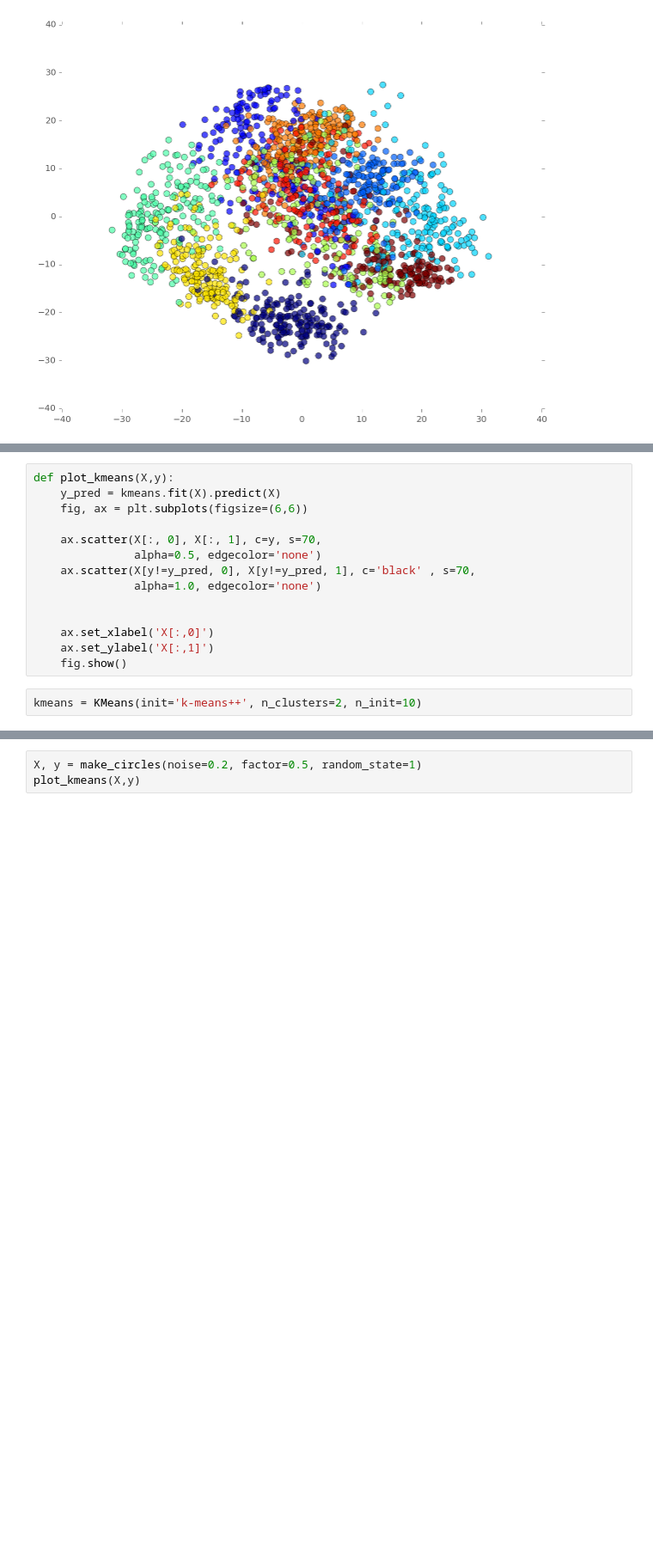
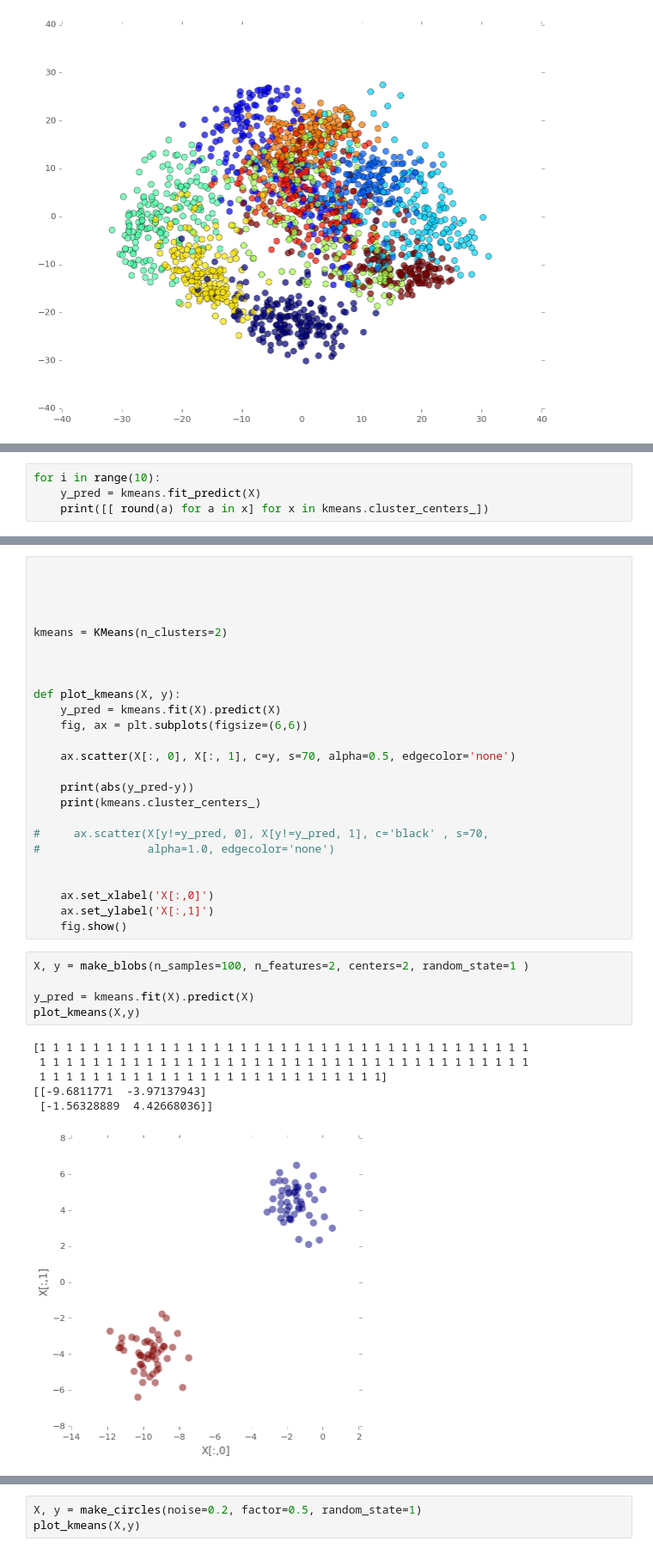
Before and after one commit to mlunacek/meetup_data_science_2016, a Jupyter notebook: notebooks/02_unsupervised.ipynb, the cells around one changed output, grey strips where cells are left out. Shown at 86% size. Saved outputs shown, nothing was run; the diff lists cells and outputs as text; blank space fills up the shorter version.

```diff
--- a/notebooks/02_unsupervised.ipynb
+++ b/notebooks/02_unsupervised.ipynb
@@ -52,0 +86,4 @@ from sklearn.datasets import make_circles
+# %%
+for i in range(10):
+    y_pred = kmeans.fit_predict(X)
+    print([[ round(a) for a in x] for x in kmeans.cluster_centers_])
@@ -53,16 +101,37 @@ from sklearn.datasets import make_circles
 # %%
-def plot_kmeans(X,y):
+
+
+
+
+kmeans = KMeans(n_clusters=2)
+
+
+
+def plot_kmeans(X, y):
     y_pred = kmeans.fit(X).predict(X)
     fig, ax = plt.subplots(figsize=(6,6))
 
-    ax.scatter(X[:, 0], X[:, 1], c=y, s=70,
-               alpha=0.5, edgecolor='none')
-    ax.scatter(X[y!=y_pred, 0], X[y!=y_pred, 1], c='black' , s=70,
-               alpha=1.0, edgecolor='none')
+    ax.scatter(X[:, 0], X[:, 1], c=y, s=70, alpha=0.5, edgecolor='none')
+
+    print(abs(y_pred-y))
+    print(kmeans.cluster_centers_)
+
+#     ax.scatter(X[y!=y_pred, 0], X[y!=y_pred, 1], c='black' , s=70,
+#                alpha=1.0, edgecolor='none')
 
 
     ax.set_xlabel('X[:,0]')
     ax.set_ylabel('X[:,1]')
     fig.show()
-# %%
-kmeans = KMeans(init='k-means++', n_clusters=2, n_init=10)
+# %%
+X, y = make_blobs(n_samples=100, n_features=2, centers=2, random_state=1 )
+
+y_pred = kmeans.fit(X).predict(X)
+plot_kmeans(X,y)
+# %% [output]
+[1 1 1 1 1 1 1 1 1 1 1 1 1 1 1 1 1 1 1 1 1 1 1 1 1 1 1 1 1 1 1 1 1 1 1 1 1
+ 1 1 1 1 1 1 1 1 1 1 1 1 1 1 1 1 1 1 1 1 1 1 1 1 1 1 1 1 1 1 1 1 1 1 1 1 1
+ 1 1 1 1 1 1 1 1 1 1 1 1 1 1 1 1 1 1 1 1 1 1 1 1 1 1]
+[[-9.6811771  -3.97137943]
+ [-1.56328889  4.42668036]]
+[figure, added]
```
Also changed, not shown: parts of 10 cells of this notebook, 2 other files.
